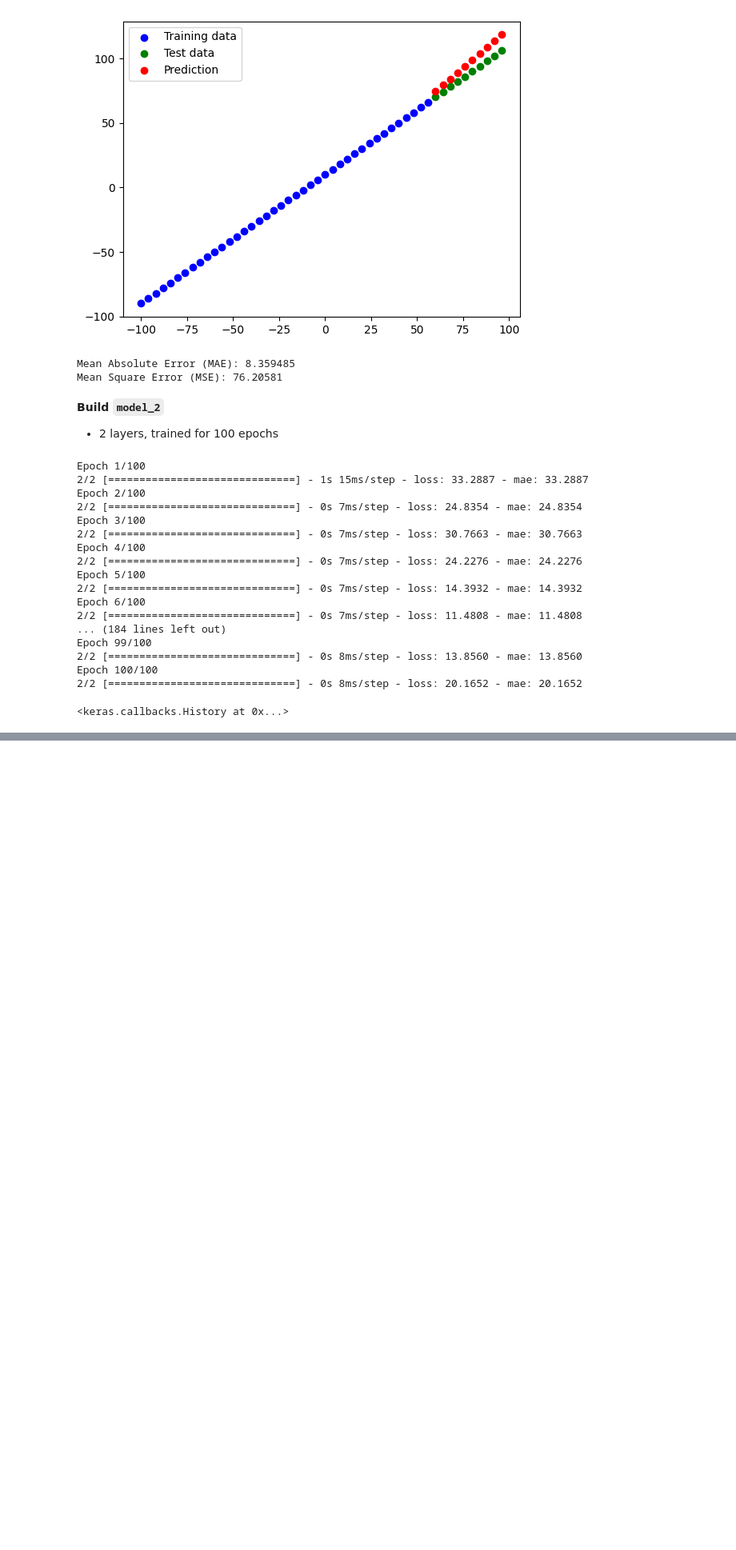
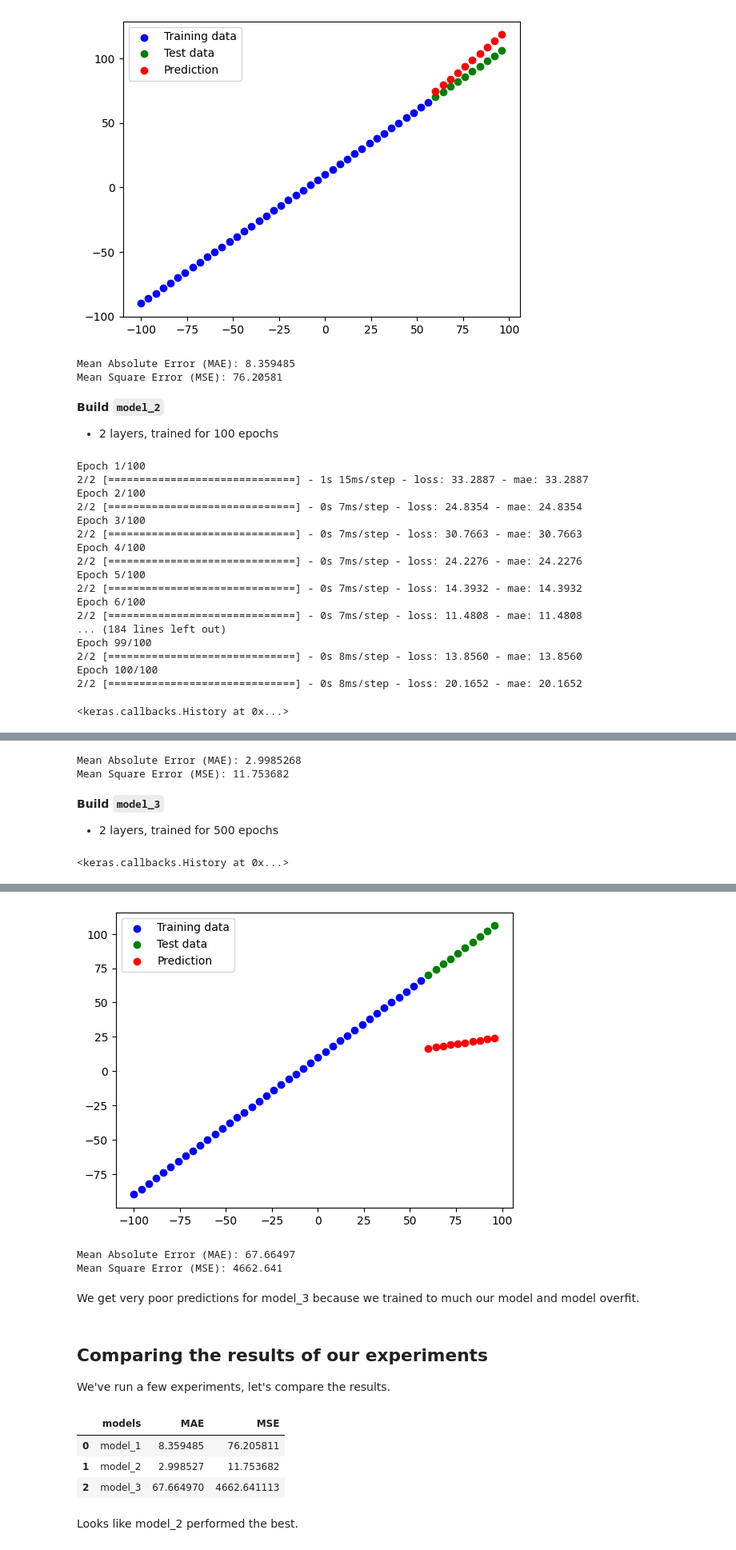
Before and after one commit to SedatParlak/tensorflow, a Jupyter notebook: 01_tensorflow_regression.ipynb, the cells around one changed output, grey strips where cells are left out. Shown at 80% size. Saved outputs shown, nothing was run; the diff lists cells and outputs as text; code cells hidden in the pictures; blank space fills up the shorter version.

```diff
--- a/01_tensorflow_regression.ipynb
+++ b/01_tensorflow_regression.ipynb
@@ -679,0 +687,37 @@ Epoch 100/100
+# %%
+# Calculate evaluation metrics for model_2
+print('Mean Absolute Error (MAE):', mae(y_test, y_pred_2))
+print('Mean Square Error (MSE):', mse(y_test, y_pred_2))
+# %% [output]
+Mean Absolute Error (MAE): 2.9985268
+Mean Square Error (MSE): 11.753682
+# %% [markdown]
+**Build `model_3`**
+
+* 2 layers, trained for 500 epochs
+# %%
+# Set random seed
+tf.random.set_seed(42)
+
+# 1. Create the model
+model_3 = tf.keras.Sequential([
+    tf.keras.layers.Dense(10),
+    tf.keras.layers.Dense(1)
+])
+
+# 2. Compile the model
+model_3.compile(
+     loss=tf.keras.losses.mae,
+     optimizer=tf.keras.optimizers.SGD(),
+     metrics=['mae']
+)
+
+# 3. Fit the model
+model_3.fit(tf.expand_dims(X_train, axis=-1), y_train, epochs=500, verbose=0)
+# %% [output]
+<keras.callbacks.History at 0x...>
+# %%
+# Make and plot predictions
+y_pred_3 = model_3.predict(X_test)
+plot_prediction(predictions=y_pred_3)
+# %% [output]
@@ -679,0 +725,33 @@ Epoch 100/100
+[figure, added]
+# %%
+# Calculate evaluation metrics for model_3
+print('Mean Absolute Error (MAE):', mae(y_test, y_pred_3))
+print('Mean Square Error (MSE):', mse(y_test, y_pred_3))
+# %% [output]
+Mean Absolute Error (MAE): 67.66497
+Mean Square Error (MSE): 4662.641
+# %% [markdown]
+We get very poor predictions for model_3 because we trained to much our model and model overfit.
+# %% [markdown]
+## Comparing the results of our experiments
+
+We've run a few experiments, let's compare the results.
+# %%
+# Let's compare our model's results using pandas DataFrame
+import pandas as pd
+
+# model results
+model_results = [['model_1', mae(y_test, y_pred_1), mse(y_test, y_pred_1)],
+                 ['model_2', mae(y_test, y_pred_2), mse(y_test, y_pred_2)],
+                 ['model_3', mae(y_test, y_pred_3), mse(y_test, y_pred_3)]]
+
+# Create a dataframe and add results in it
+results_df = pd.DataFrame(model_results, columns=['models', 'MAE', 'MSE'])
+results_df.head()
+# %% [output]
+|  | models | MAE | MSE |
+| 0 | model_1 | 8.359485 | 76.205811 |
+| 1 | model_2 | 2.998527 | 11.753682 |
+| 2 | model_3 | 67.664970 | 4662.641113 |
+# %% [markdown]
+Looks like model_2 performed the best.
```
Also changed, not shown: parts of 46 cells of this notebook.
